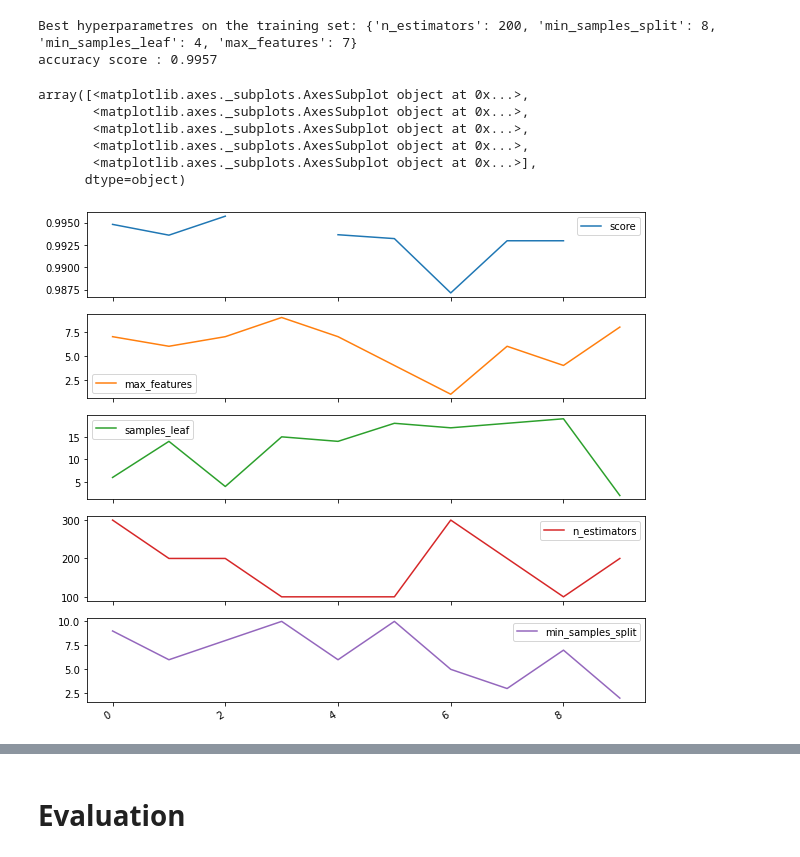
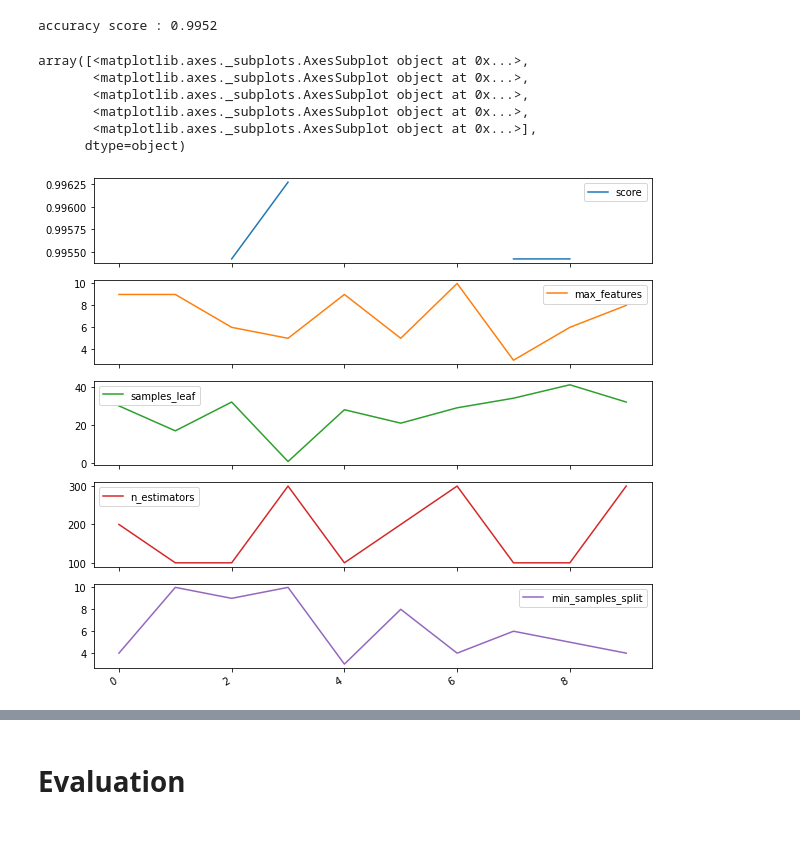
Before and after one commit to pedroafleite/instacart-market-basket-analysis, a Jupyter notebook: instacart_4_modelling.ipynb, the cells around one changed output, grey strips where cells are left out. Drawn from its saved outputs; the diff is of its cells as text; code cells hidden in the pictures.

```diff
--- a/instacart_4_modelling.ipynb
+++ b/instacart_4_modelling.ipynb
@@ -43,13 +53,14 @@ Drive already mounted at /content/drive; to attempt to forcibly remount, call dr
 # Sampling dataset
 # Case of classification with kmeans (clusters=5)
 
-X_features =  df_customers[['Count_Orders', 'Average_Products_Invoice', 'Vegs & Fruits',
-                            'Eggs & Fake Milk', 'Lots of Fruits', 'Cheese Lover',
-                            'Yogurt Lovers']].to_numpy()
+# split data into train+validation set and test set
+X_features =  df_customers[['Count_Orders', 'Average_Products_Order', 'Yogurt & Fruits',
+       'Fruits & Vegs', 'Packed Vegs & Fruits', 'Pretzels Lovers',
+       'Bread Lover']].to_numpy()
 y_target_km5 = df_customers[['Customer_Category_km5']].to_numpy()
 
-X_km5, X_test_km5, y_km5, y_test_km5 = train_test_split(X_features, y_target_km5,
-                                                        train_size=0.75,test_size=0.25, random_state=40)
+X_trainval_km5, X_test_km5, y_trainval_km5, y_test_km5 = train_test_split(X_features, y_target_km5, random_state=0)
+X_train_km5, X_valid_km5, y_train_km5, y_valid_km5 = train_test_split(X_trainval_km5, y_trainval_km5, random_state=1)
 # %%
 # Sampling dataset
 # Case of classification with kmeans (clusters=8)
@@ -69,8 +80,8 @@ X_dbsc5, X_test_dbsc5, y_dbsc5, y_test_dbsc5 = train_test_split(
 # %%
 # Sampling dataset
-# Case of classification with dbscan (min_samples=10 et eps=1.0)
+# Case of classification with dbscan (min_samples=10 et eps=1.1)
 
 y_target_dbsc10 = df_customers[['Customer_Category_dbsc10']].to_numpy()
 
-X_dbsc10, X_test_dbsc10, y_dbsc10, y_test_dbsc10 = train_test_split(
-    X_features, y_target_dbsc10, train_size=0.75, test_size=0.25, random_state=40)
+X_trainval_dbsc10, X_test_dbsc10, y_trainval_dbsc10, y_test_dbsc10 = train_test_split(X_features, y_target_dbsc10, random_state=0)
+X_train_dbsc10, X_valid_dbsc10, y_train_dbsc10, y_valid_dbsc10 = train_test_split(X_trainval_dbsc10, y_trainval_dbsc10, random_state=1)
@@ -217,49 +231,48 @@ array([<matplotlib.axes._subplots.AxesSubplot object at 0x...>,
 # %%
 # Classification using Random Forests algorithm
 # (target variable: Customer_Category_dbsc10)
 
 rfc = RandomForestClassifier(random_state=40)
 param_grid = {"max_features": np.linspace(1,10,10, dtype=int),
-              "min_samples_leaf": np.linspace(1, 20, 20, dtype=int),
+              "min_samples_leaf": np.linspace(1, 50, 50, dtype=int),
               "min_samples_split": np.linspace(2, 10, 9, dtype=int),
               "n_estimators":[100, 200, 300]}
 
-# Choose cross-validation techniques for the inner and outer loops,
-# independently of the dataset.
-inner_cv = KFold(n_splits=5, shuffle=True, random_state=40)
-outer_cv = KFold(n_splits=5, shuffle=True, random_state=40)
+# Choose cross-validation techniques
+cv = KFold(n_splits=5, shuffle=True, random_state=40)
 
 # Non_nested parameter search and scoring
-rfc_rs_dbsc10 = RandomizedSearchCV(rfc, param_grid, cv=inner_cv, scoring='accuracy',
-                                  n_iter=10, random_state=40)
-rfc_rs_dbsc10.fit(X_dbsc10, y_dbsc10.ravel())
+rfc_rs_dbsc10 = RandomizedSearchCV(rfc, param_grid, cv=cv, scoring='accuracy',
+                            random_state=40, n_iter=10)
+rfc_rs_dbsc10.fit(X_train_dbsc10, y_train_dbsc10.ravel())
 
-# Nested CV with parameter optimization
-nested_score = cross_val_score(rfc_rs_dbsc10, X=X_dbsc10, y=y_dbsc10.ravel(), cv=outer_cv)
+# Nested CV with parameter optimization (disregarding three-fold split of dataset)
+nested_score = cross_val_score(rfc_rs_dbsc10, X=X_valid_dbsc10, y=y_valid_dbsc10.ravel(), cv=cv)
 
-print("Best hyperparametres on the training set:",
-      rfc_rs_dbsc10.best_params_)
-print("accuracy score : %.4f" % nested_score.mean())
+# rebuild a model on the combined training and validation set and evaluate it on the test set
+rfc_rs_dbsc10_best = RandomForestClassifier(**rfc_rs_dbsc10.best_params_)
+rfc_rs_dbsc10_best.fit(X_trainval_dbsc10, y_trainval_dbsc10)
+best_score = cross_val_score(rfc_rs_dbsc10, X=X_test_dbsc10, y=y_test_dbsc10.ravel(), cv=cv)
 
+print("accuracy score : %.4f" % best_score.mean())
 
 rfc_rs_df=pd.DataFrame(np.transpose([rfc_rs_dbsc10.cv_results_['mean_test_score'],
                                      rfc_rs_dbsc10.cv_results_['param_max_features'].data,
                                      rfc_rs_dbsc10.cv_results_['param_min_samples_leaf'].data,
                                      rfc_rs_dbsc10.cv_results_['param_n_estimators'].data,
                                      rfc_rs_dbsc10.cv_results_['param_min_samples_split'].data]),
                            columns=['score', 'max_features', 'samples_leaf',
                                     'n_estimators', 'min_samples_split'])
 rfc_rs_df.plot(subplots=True,figsize=(10, 10))
 # %% [output]
-Best hyperparametres on the training set: {'n_estimators': 200, 'min_samples_split': 8, 'min_samples_leaf': 4, 'max_features': 7}
-accuracy score : 0.9957
+accuracy score : 0.9952
 array([<matplotlib.axes._subplots.AxesSubplot object at 0x...>,
        <matplotlib.axes._subplots.AxesSubplot object at 0x...>,
        <matplotlib.axes._subplots.AxesSubplot object at 0x...>,
        <matplotlib.axes._subplots.AxesSubplot object at 0x...>,
        <matplotlib.axes._subplots.AxesSubplot object at 0x...>],
       dtype=object)
-[figure, old version]
+[figure, new version]
 # %%
 def plot_confusion_matrix(cm, classes, title, cmap=plt.cm.Reds):
     ''' This function prints and plots a normalized confusion matrix.
```
Also changed, not shown: parts of 34 cells of this notebook.
